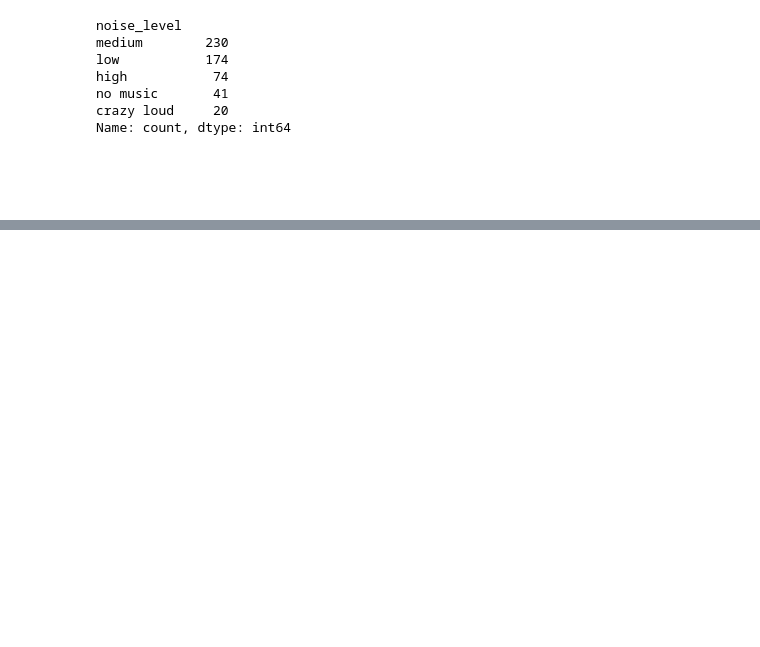
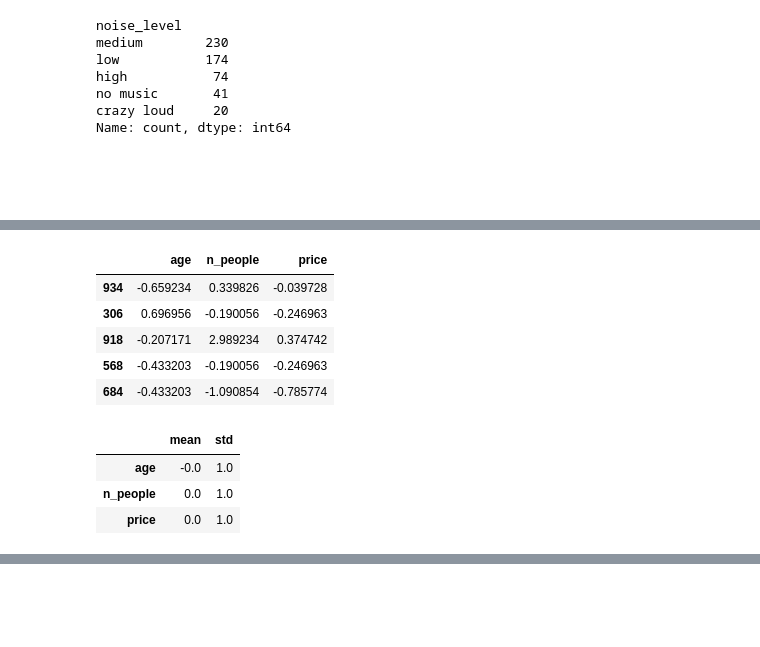
Before and after one commit to UBC-CS/cpsc330-2026W1, a Jupyter notebook: content/classes/varada/lecture-05-06-preprocessing-demo.ipynb, the cells around one changed output, grey strips where cells are left out. Saved outputs shown, nothing was run; the diff lists cells and outputs as text; code cells hidden in the pictures; blank space fills up the shorter version.

```diff
--- a/content/classes/varada/lecture-05-06-preprocessing-demo.ipynb
+++ b/content/classes/varada/lecture-05-06-preprocessing-demo.ipynb
@@ -377,0 +362,4 @@ A pipeline connects these steps so they are fitted together on the appropriate r
+# %%
+knn = KNeighborsClassifier()
+# Optional: uncomment to see the missing-value error.
+# knn.fit(X_train_num, y_train)
@@ -377,0 +441,27 @@ A pipeline connects these steps so they are fitted together on the appropriate r
+# %%
+scaler = StandardScaler()
+scaler.fit(X_train_num_imp)
+X_train_num_imp_scaled = scaler.transform(X_train_num_imp)
+
+scaled_df = pd.DataFrame(
+    X_train_num_imp_scaled, columns=numeric_feats, index=X_train_num.index
+)
+scaled_df.head()
+# %% [output]
+|  | age | n_people | price |
+| 934 | -0.659234 | 0.339826 | -0.039728 |
+| 306 | 0.696956 | -0.190056 | -0.246963 |
+| 918 | -0.207171 | 2.989234 | 0.374742 |
+| 568 | -0.433203 | -0.190056 | -0.246963 |
+| 684 | -0.433203 | -1.090854 | -0.785774 |
+# %%
+# On these fitting rows, means should be about 0 and standard deviations about 1.
+pd.DataFrame({
+    "mean": scaled_df.mean(),
+    "std": scaled_df.std(ddof=0),
+}).round(3)
+# %% [output]
+|  | mean | std |
+| age | -0.0 | 1.0 |
+| n_people | 0.0 | 1.0 |
+| price | 0.0 | 1.0 |
```
Also changed, not shown: parts of 66 cells of this notebook.
